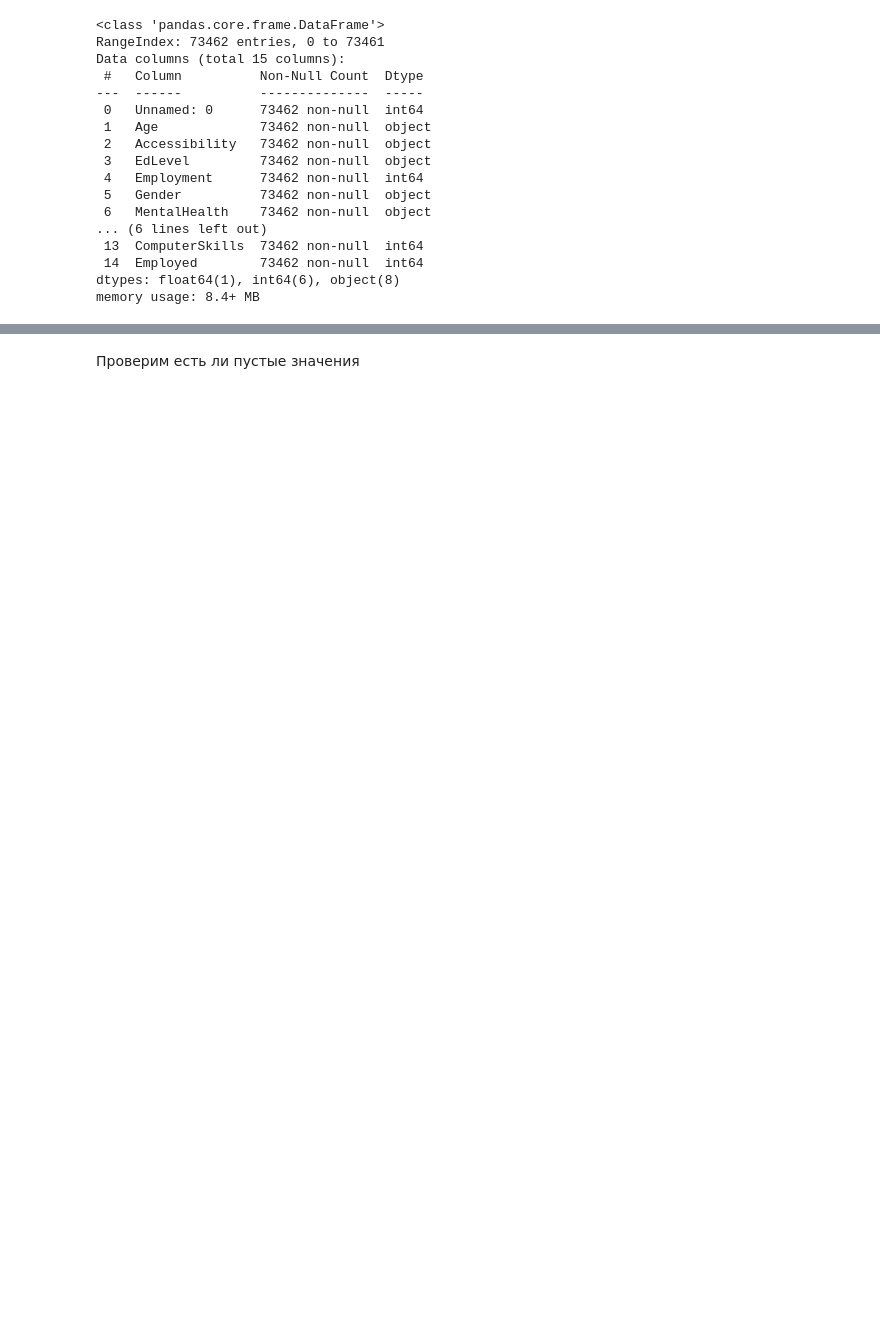
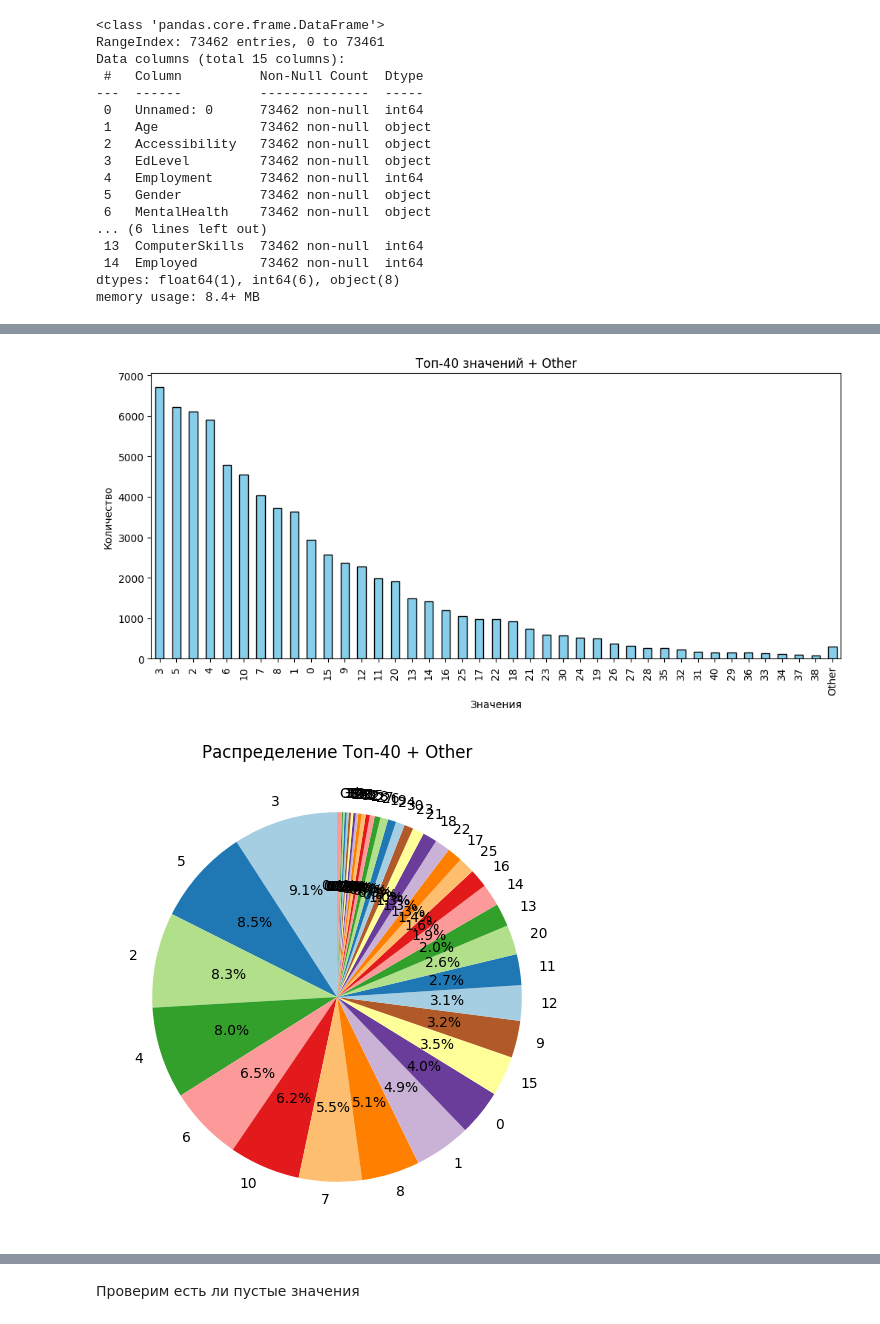
Before and after one commit to Den9p/MO_2, a Jupyter notebook: Кувшанов,_Поляруш,_Чепак_ТюмГУ_МО2_ДЗ_1.ipynb, the cells around one changed output, grey strips where cells are left out. Drawn from its saved outputs; the diff is of its cells as text; code cells hidden in the pictures; blank space fills up the shorter version.

```diff
--- a/Кувшанов,_Поляруш,_Чепак_ТюмГУ_МО2_ДЗ_1.ipynb
+++ b/Кувшанов,_Поляруш,_Чепак_ТюмГУ_МО2_ДЗ_1.ipynb
@@ -89,0 +212,25 @@ From the survey results, we have built a dataset with the following columns:
+# %%
+value_counts = df['YearsCodePro'].value_counts()
+
+top_n = 40
+top_values = value_counts.nlargest(top_n)
+other_sum = value_counts.iloc[top_n:].sum()
+
+top_values = pd.concat([top_values, pd.Series({'Other': other_sum})])
+
+plt.figure(figsize=(12, 5))
+top_values.plot(kind='bar', color='skyblue', edgecolor='black')
+plt.xlabel('Значения')
+plt.ylabel('Количество')
+plt.title(f'Топ-{top_n} значений + Other')
+plt.xticks(rotation=90)
+plt.show()
+
+plt.figure(figsize=(6, 6))
+top_values.plot(kind='pie', autopct='%1.1f%%', colors=plt.cm.Paired.colors, startangle=90)
+plt.ylabel('')
+plt.title(f'Распределение Топ-{top_n} + Other')
+plt.show()
+# %% [output]
+[figure, added]
+[figure, added]
```
Also changed, not shown: parts of 21 cells of this notebook.
